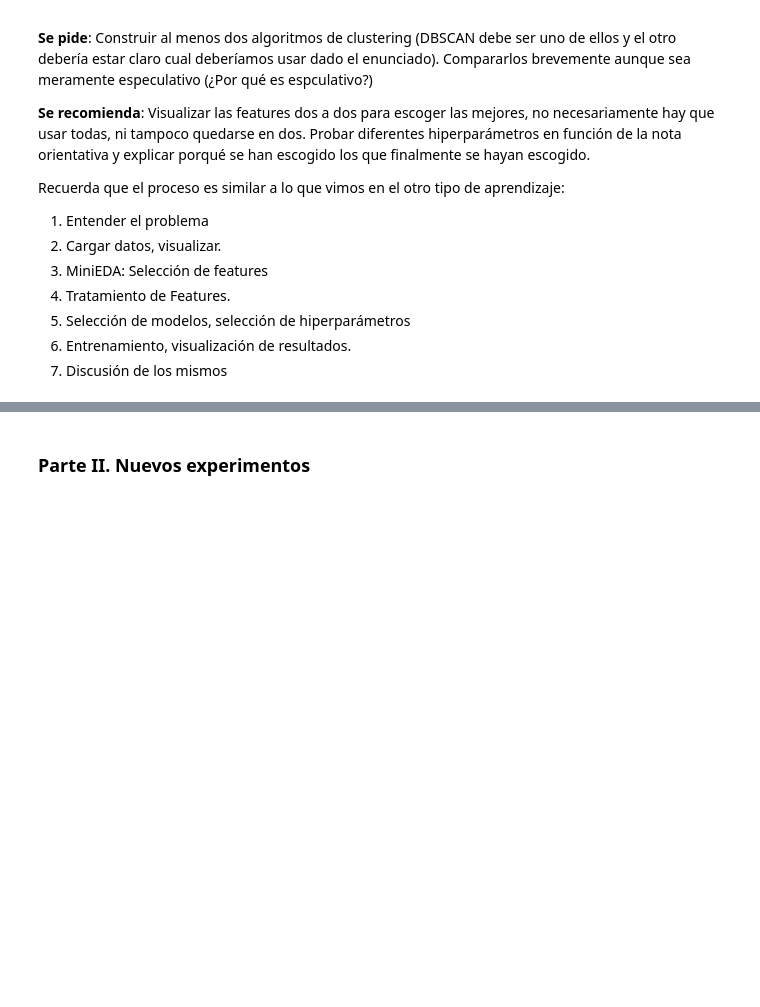
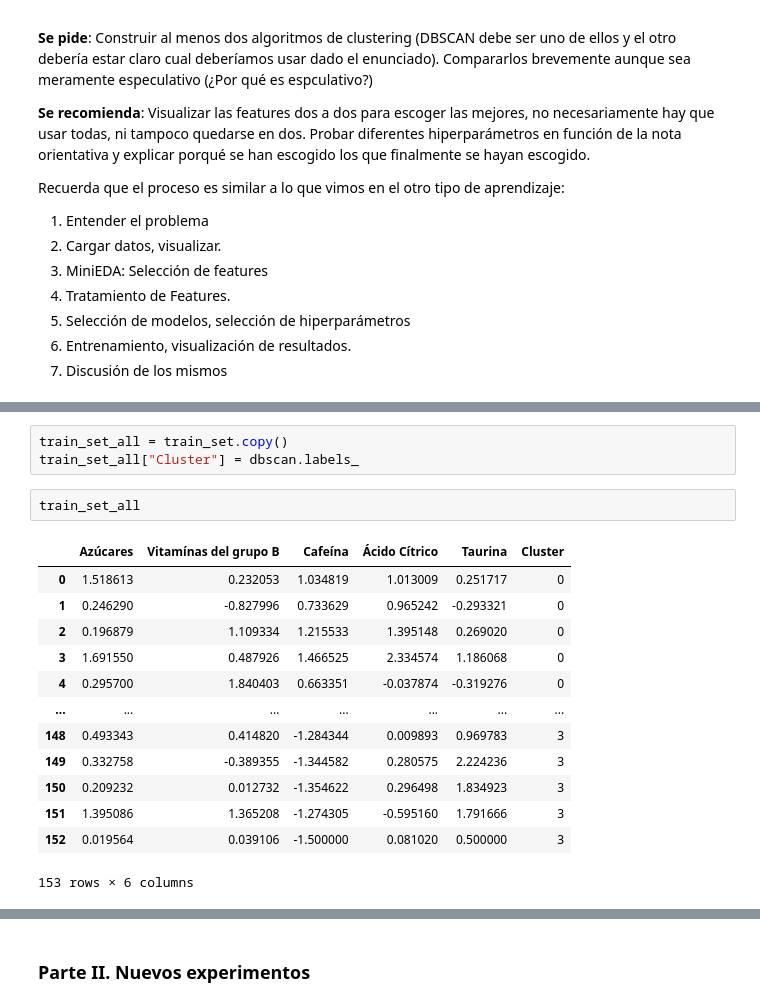
Before and after one commit to rebecaprg/DS-Online-Rebeca-Prior, a Jupyter notebook: 04_Machine_Learning/Sprint_13/Unidad_02_ML_No_Supervisado_Clustering_DBSCAN/03_Practica_Obligatoria/18_Practica_Obligatoria_Clustering_DBSCAN.ipynb, the cells around one changed output, grey strips where cells are left out. Drawn from its saved outputs; the diff is of its cells as text; blank space fills up the shorter version.

```diff
--- a/04_Machine_Learning/Sprint_13/Unidad_02_ML_No_Supervisado_Clustering_DBSCAN/03_Practica_Obligatoria/18_Practica_Obligatoria_Clustering_DBSCAN.ipynb
+++ b/04_Machine_Learning/Sprint_13/Unidad_02_ML_No_Supervisado_Clustering_DBSCAN/03_Practica_Obligatoria/18_Practica_Obligatoria_Clustering_DBSCAN.ipynb
@@ -42,0 +177,19 @@ Recuerda que el proceso es similar a lo que vimos en el otro tipo de aprendizaje
+# %%
+train_set_all = train_set.copy()
+train_set_all["Cluster"] = dbscan.labels_
+# %%
+train_set_all
+# %% [output]
+|  | Azúcares | Vitamínas del grupo B | Cafeína | Ácido Cítrico | Taurina | Cluster |
+| 0 | 1.518613 | 0.232053 | 1.034819 | 1.013009 | 0.251717 | 0 |
+| 1 | 0.246290 | -0.827996 | 0.733629 | 0.965242 | -0.293321 | 0 |
+| 2 | 0.196879 | 1.109334 | 1.215533 | 1.395148 | 0.269020 | 0 |
+| 3 | 1.691550 | 0.487926 | 1.466525 | 2.334574 | 1.186068 | 0 |
+| 4 | 0.295700 | 1.840403 | 0.663351 | -0.037874 | -0.319276 | 0 |
+| ... | ... | ... | ... | ... | ... | ... |
+| 148 | 0.493343 | 0.414820 | -1.284344 | 0.009893 | 0.969783 | 3 |
+| 149 | 0.332758 | -0.389355 | -1.344582 | 0.280575 | 2.224236 | 3 |
+| 150 | 0.209232 | 0.012732 | -1.354622 | 0.296498 | 1.834923 | 3 |
+| 151 | 1.395086 | 1.365208 | -1.274305 | -0.595160 | 1.791666 | 3 |
+| 152 | 0.019564 | 0.039106 | -1.500000 | 0.081020 | 0.500000 | 3 |
+153 rows × 6 columns
```
Also changed, not shown: parts of 16 cells of this notebook.
